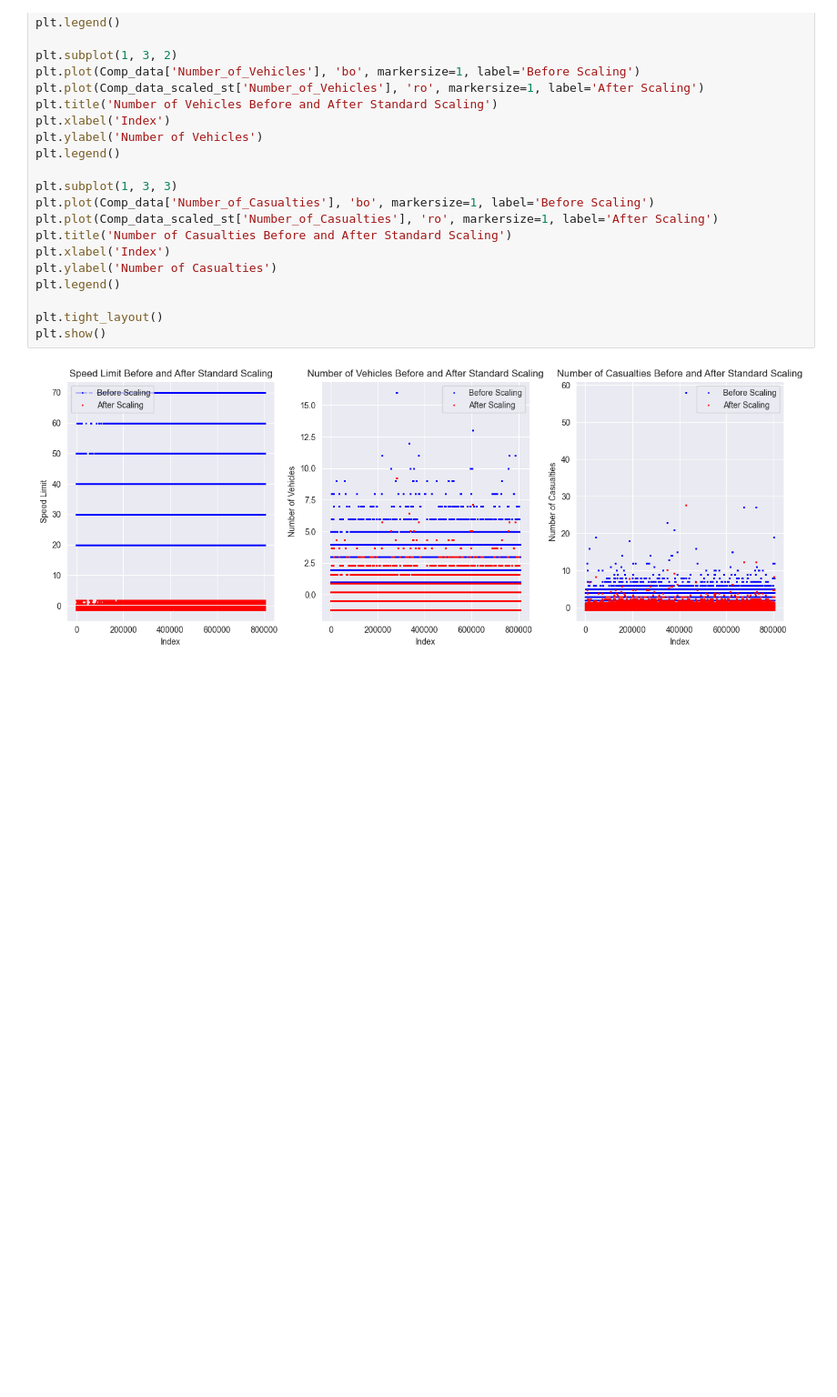
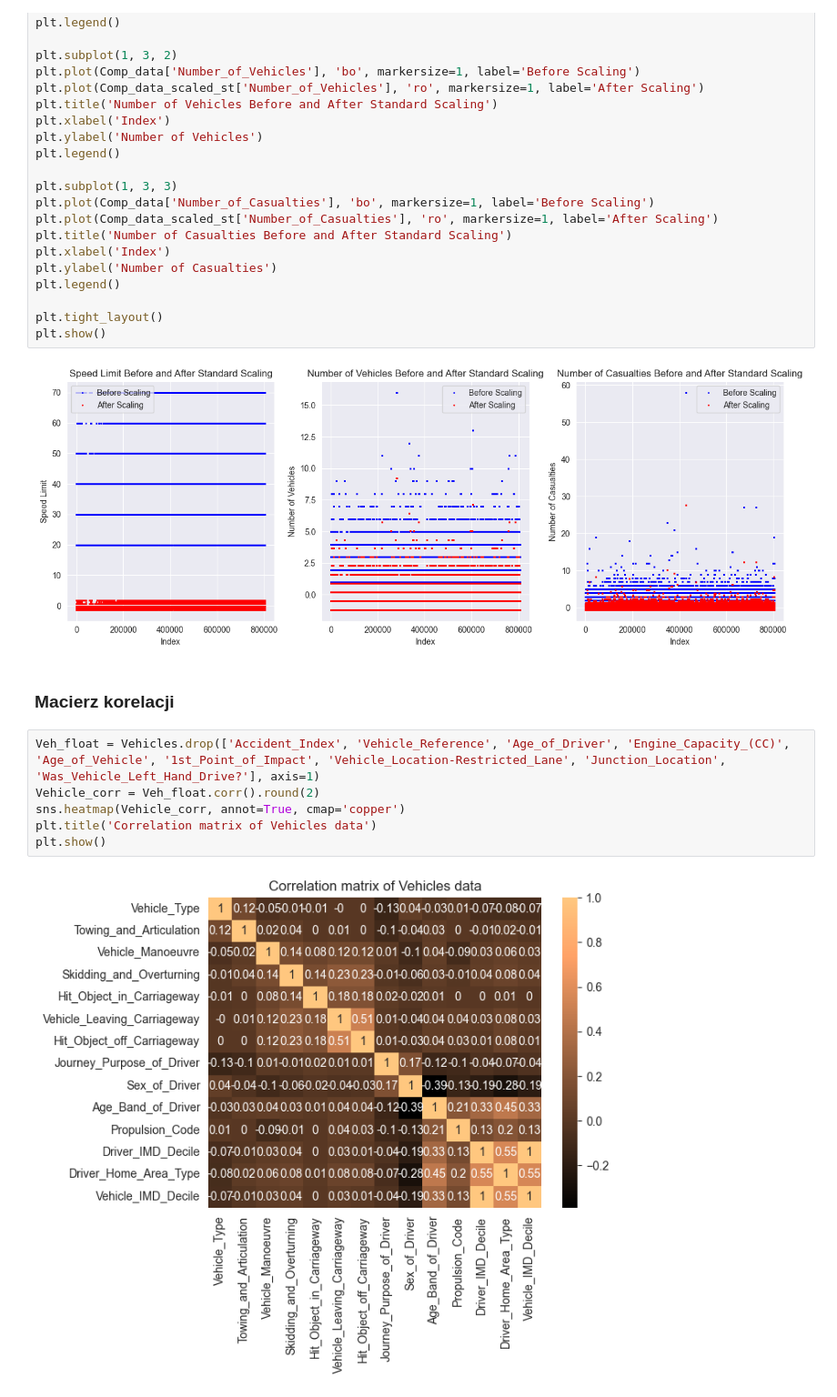
Before and after one commit to 3ldad/MOW2_Proj1, a Jupyter notebook: Analizy.ipynb, the cells around one changed output. Shown at 91% size. Saved outputs shown, nothing was run; the diff lists cells and outputs as text; blank space fills up the shorter version.

Commit message:
Macierze Korelacji

```diff
--- a/Analizy.ipynb
+++ b/Analizy.ipynb
@@ -564,3 +583,13 @@ plt.tight_layout()
 plt.show()
 # %% [output]
 [figure]
+# %% [markdown]
+### Macierz korelacji
+# %%
+Veh_float = Vehicles.drop(['Accident_Index', 'Vehicle_Reference', 'Age_of_Driver', 'Engine_Capacity_(CC)', 'Age_of_Vehicle', '1st_Point_of_Impact', 'Vehicle_Location-Restricted_Lane', 'Junction_Location', 'Was_Vehicle_Left_Hand_Drive?'], axis=1)
+Vehicle_corr = Veh_float.corr().round(2)
+sns.heatmap(Vehicle_corr, annot=True, cmap='copper')
+plt.title('Correlation matrix of Vehicles data')
+plt.show()
+# %% [output]
+[figure, added]
```
Also changed, not shown: parts of 11 cells of this notebook, 1 other file.
